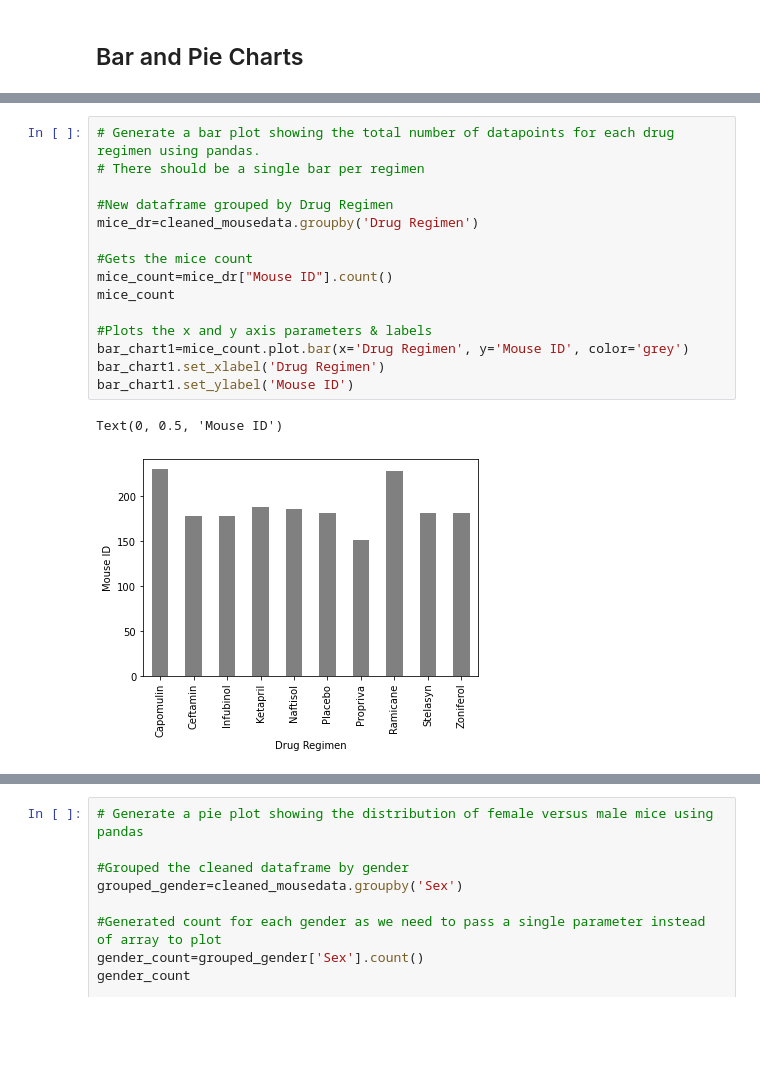
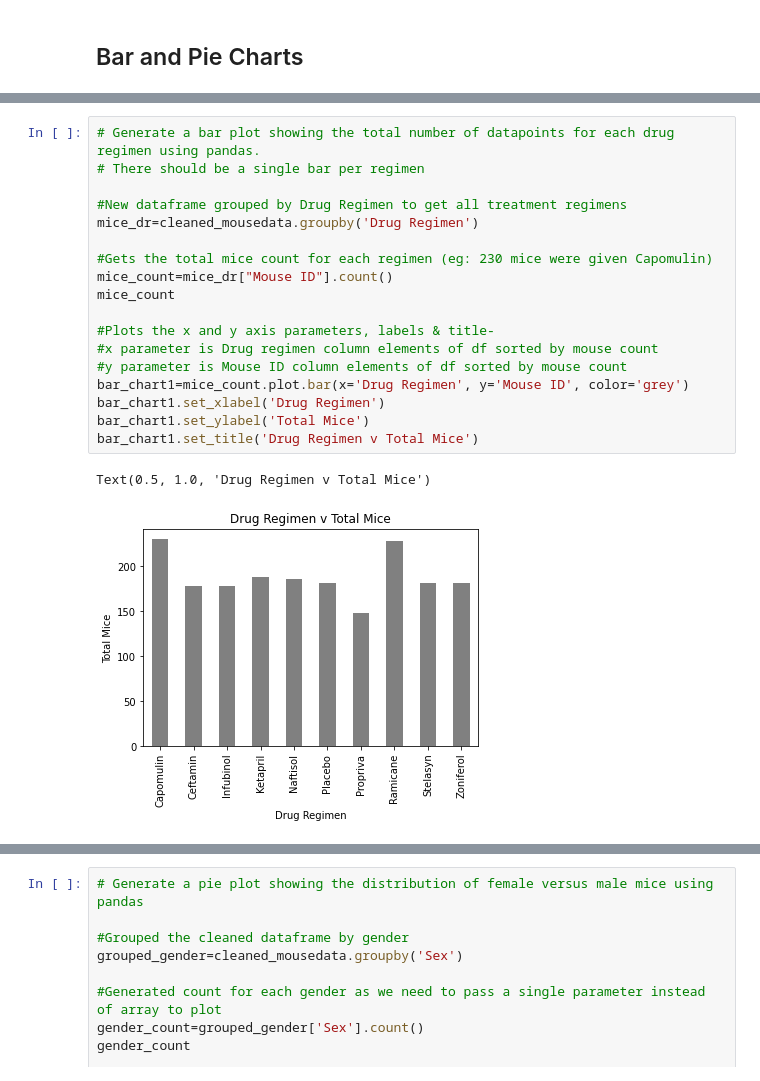
Before and after one commit to coolshams/matplotlib, a Jupyter notebook: Pymaceuticals/pymaceuticals_starter.ipynb, the cells around one changed output, grey strips where cells are left out. Drawn from its saved outputs; the diff is of its cells as text; blank space fills up the shorter version.

```diff
--- a/Pymaceuticals/pymaceuticals_starter.ipynb
+++ b/Pymaceuticals/pymaceuticals_starter.ipynb
@@ -121,18 +142,21 @@ grouped_stats
 # %%
 # Generate a bar plot showing the total number of datapoints for each drug regimen using pandas.
 # There should be a single bar per regimen
 
-#New dataframe grouped by Drug Regimen
+#New dataframe grouped by Drug Regimen to get all treatment regimens
 mice_dr=cleaned_mousedata.groupby('Drug Regimen')
 
-#Gets the mice count
+#Gets the total mice count for each regimen (eg: 230 mice were given Capomulin)
 mice_count=mice_dr["Mouse ID"].count()
 mice_count
 
-#Plots the x and y axis parameters & labels
+#Plots the x and y axis parameters, labels & title-
+#x parameter is Drug regimen column elements of df sorted by mouse count
+#y parameter is Mouse ID column elements of df sorted by mouse count
 bar_chart1=mice_count.plot.bar(x='Drug Regimen', y='Mouse ID', color='grey')
 bar_chart1.set_xlabel('Drug Regimen')
-bar_chart1.set_ylabel('Mouse ID')
+bar_chart1.set_ylabel('Total Mice')
+bar_chart1.set_title('Drug Regimen v Total Mice')
 # %% [output]
-Text(0, 0.5, 'Mouse ID')
+Text(0.5, 1.0, 'Drug Regimen v Total Mice')
-[figure, old version]
+[figure, new version]
```
Also changed, not shown: parts of 14 cells of this notebook, 2 other files.
